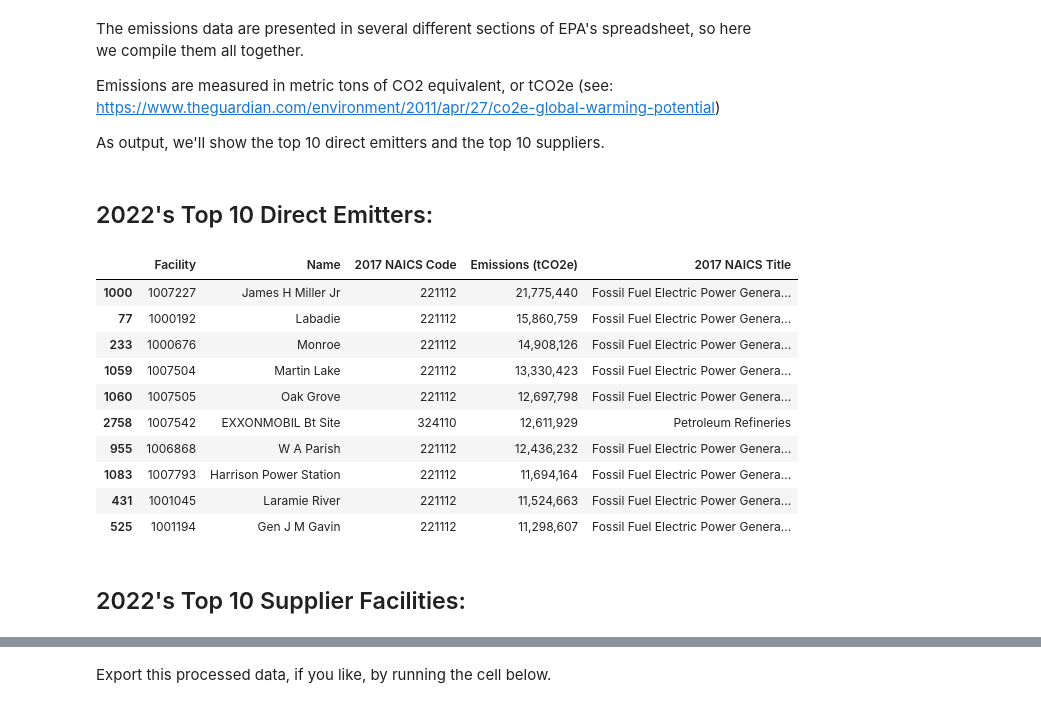
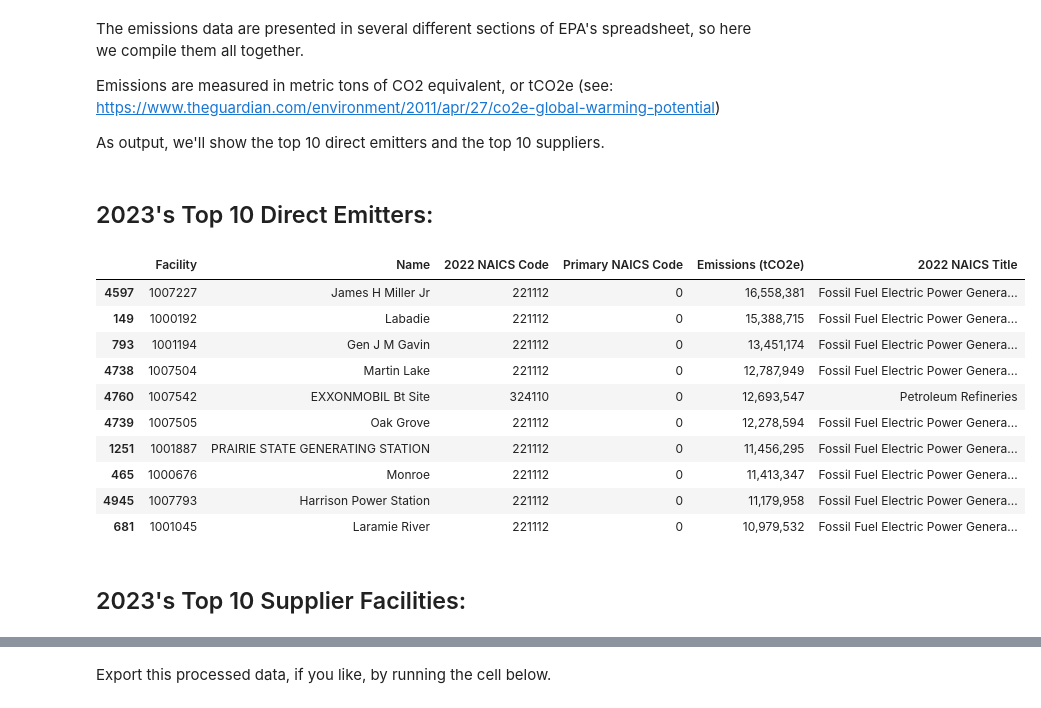
Before and after one commit to edgi-govdata-archiving/ECHO-GHG, a Jupyter notebook: ECHO_GHG.ipynb, the cells around one changed output, grey strips where cells are left out. Drawn from its saved outputs; the diff is of its cells as text; code cells hidden in the pictures.

```diff
--- a/ECHO_GHG.ipynb
+++ b/ECHO_GHG.ipynb
@@ -54,11 +54,11 @@ Done!
 
 Pick which year you want to focus on. Run the cell of code, choose a year from the dropdown menu, and then proceed to the next step.
 # %%
-years = ["2016", "2017", "2018", "2019", "2020", "2021", "2022"]
+years = ["2016", "2017", "2018", "2019", "2020", "2021", "2022", "2023"]
 
 years_dropdown = widgets.Dropdown(
   options = years,
-  value = '2022',
+  value = '2023',
   description='Year:',
   disabled=False
 )
@@ -70,7 +70,7 @@ Dropdown(description='Year:', index=6, options=('2016', '2017', '2018', '2019',
 We will "download" EPA's emissions data for that year into this notebook.
 # %%
 # First we request EPA's datafile and unzip it.
-url = "https://www.epa.gov/system/files/other-files/2023-10/2022_data_summary_spreadsheets_0.zip"
+url = "https://www.epa.gov/system/files/other-files/2024-10/2023_data_summary_spreadsheets.zip"
 headers = {
     'User-Agent': 'Mozilla/5.0 (Macintosh; Intel Mac OS X 10_15_7) AppleWebKit/537.36 (KHTML, like Gecko) Chrome/104.0.5112.79 Safari/537.36', # Pretend we are a normal browser
     'From': 'enost@uoguelph.ca'
@@ -81,19 +81,20 @@ z.extractall("/content")
 
 # We will load in the sheets in the unzipped XLSX file that contain various kinds of direct emissions, from individual facilities and sectors/activities
 year = years_dropdown.value
-ghg_fac = pd.read_excel("/content/2022_data_summary_spreadsheets/ghgp_data_"+year+".xlsx",
+ghg_fac = pd.read_excel("/content/ghgp_data_"+year+".xlsx",
   skiprows = 1, # skip the first two rows, which are irrelevant
   header = 2, # the third row represents the header
   converters={'Primary NAICS Code':str}, # read the NAICS codes as strings
-  sheet_name = ["Direct Emitters", "Onshore Oil & Gas Prod.", "Gathering & Boosting",
+  sheet_name = ["Direct Point Emitters", "Onshore Oil & Gas Prod.", "Gathering & Boosting",
     "Transmission Pipelines", "LDC - Direct Emissions", "SF6 from Elec. Equip.", "Suppliers"])
 
 # We will also load in a file that tells us about the type of industry each facility is classified as
-naics = pd.read_excel("https://www.census.gov/naics/2017NAICS/6-digit_2017_Codes.xlsx",
+# Note that we use 2022 codes, which may lead to some anachronisms
+naics = pd.read_excel("https://www.census.gov/naics/2022NAICS/6-digit_2022_Codes.xlsx",
   header = 0, # the row that represents the header
-  converters={'2017 NAICS Code':str,'2017 NAICS Title':str}
+  converters={'2022 NAICS Code':str,'2022 NAICS Title':str}
 )
-naics=naics[["2017 NAICS Code", "2017 NAICS Title"]]
+naics=naics[["2022 NAICS Code", "2022 NAICS Title"]]
 
 print("Data loaded!")
 # %% [output]
@@ -117,54 +118,54 @@ ghg_fac["Suppliers"]["Emissions (tCO2e)"] = pd.to_numeric(ghg_fac["Suppliers"]["
   pd.to_numeric(ghg_fac["Suppliers"]["GHG Quantity Associated with CO2 Supply "], errors='coerce').fillna(0)
 
 emissions_field_names = {
-    "Direct Emitters": "Total reported direct emissions",
+    "Direct Point Emitters": "Total reported direct emissions",
     "Onshore Oil & Gas Prod.": "Total reported emissions from Onshore Oil & Gas Production ",
     "Gathering & Boosting": "Total reported emissions from Gathering & Boosting",
     "Transmission Pipelines": "Total reported direct emissions from Transmission Pipelines",
     "LDC - Direct Emissions": "Total reported direct emissions from Local Distribution Companies",
     "SF6 from Elec. Equip.": "Total reported direct emissions from Electrical Equipment Use"
 }
 
 # Create a new DataFrame to store emissions data compiled from direct emitters
 fac_directemitters_data = pd.DataFrame([], columns=["Facility", "Name", "Primary NAICS Code", "Emissions (tCO2e)"])
 # Do the same for suppliers
 fac_suppliers_data = pd.DataFrame(ghg_fac["Suppliers"])
 
 #Compile emissions data across direct emitters.
 for key in emissions_field_names.keys():
   dump = ghg_fac[key]
   dump = dump[["Facility Id", "Facility Name", "Primary NAICS Code", emissions_field_names[key]]]
-  dump = dump.rename(columns={"Facility Id": "Facility", "Facility Name": "Name", "Primary NAICS Code": "2017 NAICS Code", emissions_field_names[key]:"Emissions (tCO2e)"})
+  dump = dump.rename(columns={"Facility Id": "Facility", "Facility Name": "Name", "Primary NAICS Code": "2022 NAICS Code", emissions_field_names[key]:"Emissions (tCO2e)"})
   dump["Emissions (tCO2e)"] = pd.to_numeric(dump["Emissions (tCO2e)"])
-  fac_directemitters_data= fac_directemitters_data.append(dump)
+  fac_directemitters_data= pd.concat([fac_directemitters_data,dump])
 
 # Roll up duplicate facility IDs (facilities with e.g. both direct emissions and onshore oil...)
-fac_directemitters_data = fac_directemitters_data.groupby(by=["Facility", "Name", "2017 NAICS Code"]).sum().reset_index() #For presentation purposes, we'll add in the facility name
+fac_directemitters_data = fac_directemitters_data.groupby(by=["Facility", "Name", "2022 NAICS Code"]).sum().reset_index() #For presentation purposes, we'll add in the facility name
 #fac_directemitters_data = fac_directemitters_data.groupby(by=["Facility"]).sum() # For analysis purposes, we'll leave the name off...it'll get added back in when we add it to the parent company table
-fac_suppliers_data=fac_suppliers_data.rename(columns={"Facility Id": "Facility", "Facility Name": "Name", "Primary NAICS Code": "2017 NAICS Code"})
-fac_suppliers_data = fac_suppliers_data[["Facility", "Name", "2017 NAICS Code", "Emissions (tCO2e)"]]
-fac_directemitters_data['2017 NAICS Code']=fac_directemitters_data['2017 NAICS Code'].astype(str)
+fac_suppliers_data=fac_suppliers_data.rename(columns={"Facility Id": "Facility", "Facility Name": "Name", "Primary NAICS Code": "2022 NAICS Code"})
+fac_suppliers_data = fac_suppliers_data[["Facility", "Name", "2022 NAICS Code", "Emissions (tCO2e)"]]
+fac_directemitters_data['2022 NAICS Code']=fac_directemitters_data['2022 NAICS Code'].astype(str)
 
 # Look up industry information
-fac_directemitters_data = fac_directemitters_data.merge(naics, on="2017 NAICS Code")
-fac_suppliers_data = fac_suppliers_data.merge(naics, on="2017 NAICS Code")
+fac_directemitters_data = fac_directemitters_data.merge(naics, on="2022 NAICS Code")
+fac_suppliers_data = fac_suppliers_data.merge(naics, on="2022 NAICS Code")
 
 # Display emitters and suppliers data
 display(HTML("<h2>"+year+"'s Top 10 Direct Emitters:</h2>"))
 display(fac_directemitters_data.nlargest(10,"Emissions (tCO2e)").style.format({"Emissions (tCO2e)": '{:,.0f}'}))
 display(HTML("<h2>"+year+"'s Top 10 Supplier Facilities:</h2>"))
 display(fac_suppliers_data.nlargest(10,"Emissions (tCO2e)").style.format({"Emissions (tCO2e)": '{:,.0f}'}))
 # %% [output]
-2022's Top 10 Direct Emitters:
+2023's Top 10 Direct Emitters:
-|  | Facility | Name | 2017 NAICS Code | Emissions (tCO2e) | 2017 NAICS Title |
-| 1000 | 1007227 | James H Miller Jr | 221112 | 21,775,440 | Fossil Fuel Electric Power Genera... |
-| 77 | 1000192 | Labadie | 221112 | 15,860,759 | Fossil Fuel Electric Power Genera... |
-| 233 | 1000676 | Monroe | 221112 | 14,908,126 | Fossil Fuel Electric Power Genera... |
-| 1059 | 1007504 | Martin Lake | 221112 | 13,330,423 | Fossil Fuel Electric Power Genera... |
-| 1060 | 1007505 | Oak Grove | 221112 | 12,697,798 | Fossil Fuel Electric Power Genera... |
-| 2758 | 1007542 | EXXONMOBIL Bt Site | 324110 | 12,611,929 | Petroleum Refineries |
-| 955 | 1006868 | W A Parish | 221112 | 12,436,232 | Fossil Fuel Electric Power Genera... |
-| 1083 | 1007793 | Harrison Power Station | 221112 | 11,694,164 | Fossil Fuel Electric Power Genera... |
-| 431 | 1001045 | Laramie River | 221112 | 11,524,663 | Fossil Fuel Electric Power Genera... |
-| 525 | 1001194 | Gen J M Gavin | 221112 | 11,298,607 | Fossil Fuel Electric Power Genera... |
+|  | Facility | Name | 2022 NAICS Code | Primary NAICS Code | Emissions (tCO2e) | 2022 NAICS Title |
+| 4597 | 1007227 | James H Miller Jr | 221112 | 0 | 16,558,381 | Fossil Fuel Electric Power Genera... |
+| 149 | 1000192 | Labadie | 221112 | 0 | 15,388,715 | Fossil Fuel Electric Power Genera... |
+| 793 | 1001194 | Gen J M Gavin | 221112 | 0 | 13,451,174 | Fossil Fuel Electric Power Genera... |
+| 4738 | 1007504 | Martin Lake | 221112 | 0 | 12,787,949 | Fossil Fuel Electric Power Genera... |
+| 4760 | 1007542 | EXXONMOBIL Bt Site | 324110 | 0 | 12,693,547 | Petroleum Refineries |
+| 4739 | 1007505 | Oak Grove | 221112 | 0 | 12,278,594 | Fossil Fuel Electric Power Genera... |
+| 1251 | 1001887 | PRAIRIE STATE GENERATING STATION | 221112 | 0 | 11,456,295 | Fossil Fuel Electric Power Genera... |
+| 465 | 1000676 | Monroe | 221112 | 0 | 11,413,347 | Fossil Fuel Electric Power Genera... |
+| 4945 | 1007793 | Harrison Power Station | 221112 | 0 | 11,179,958 | Fossil Fuel Electric Power Genera... |
+| 681 | 1001045 | Laramie River | 221112 | 0 | 10,979,532 | Fossil Fuel Electric Power Genera... |
-2022's Top 10 Supplier Facilities:
+2023's Top 10 Supplier Facilities:
```
Also changed, not shown: parts of 17 cells of this notebook.
